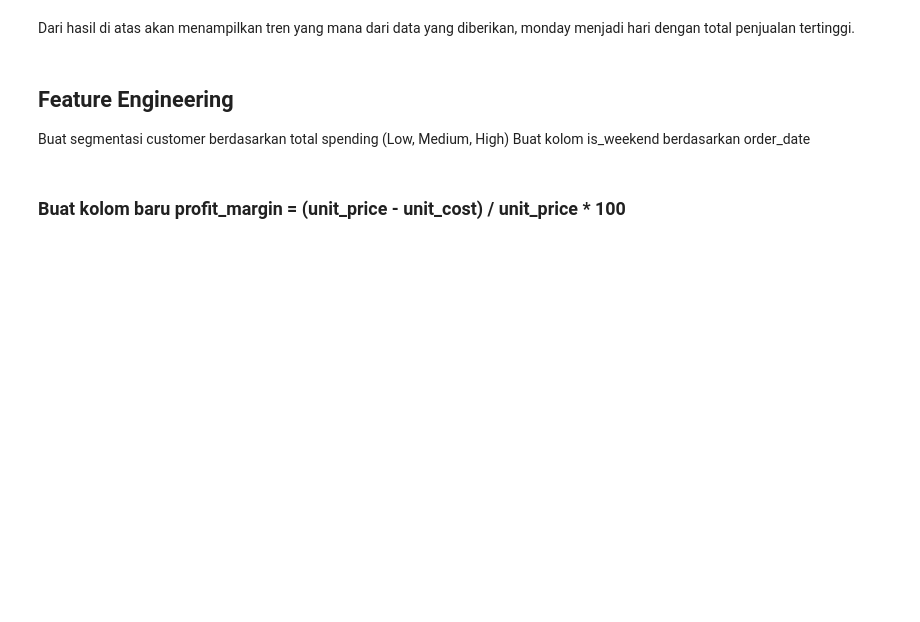
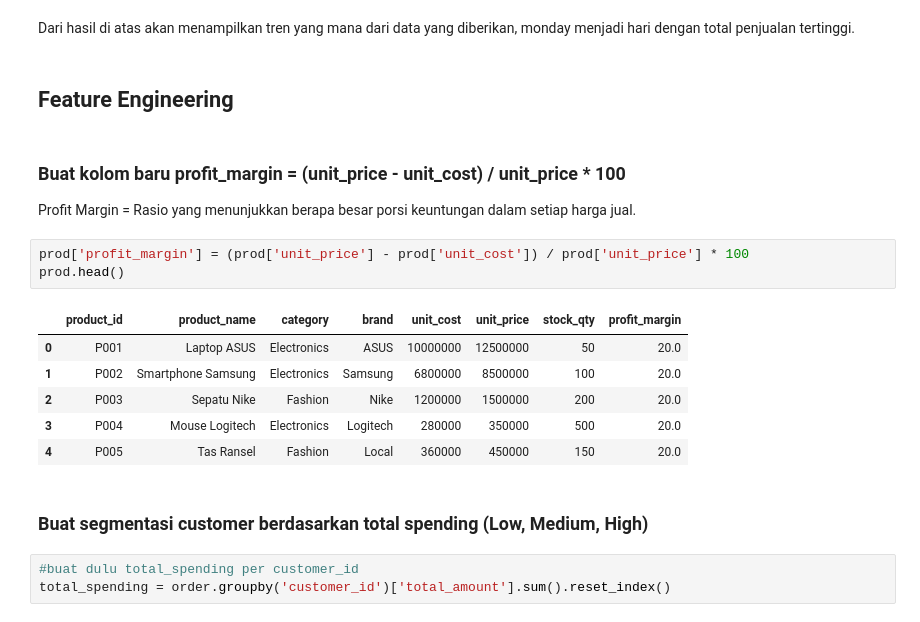
Before and after one commit to galahad20/assignment_Data_Manipulation, a Jupyter notebook: ASSIGNMENT_TEMP_DE14_DAY11_DIMAS_ABIAN_IHSAN.ipynb, the cells around one changed output. Saved outputs shown, nothing was run; the diff lists cells and outputs as text; blank space fills up the shorter version.

Commit message:
feat: feature engineering

```diff
--- a/ASSIGNMENT_TEMP_DE14_DAY11_DIMAS_ABIAN_IHSAN.ipynb
+++ b/ASSIGNMENT_TEMP_DE14_DAY11_DIMAS_ABIAN_IHSAN.ipynb
@@ -450,9 +450,23 @@ order.groupby('day')['total_amount'].sum().reset_index().sort_values(by='total_a
 | 0 | Friday | 10145000 |
 # %% [markdown]
 Dari hasil di atas akan menampilkan tren yang mana dari data yang diberikan, monday menjadi hari dengan total penjualan tertinggi.
+# %% [markdown]
+## Feature Engineering
+# %% [markdown]
+### Buat kolom baru profit_margin = (unit_price - unit_cost) / unit_price * 100
+Profit Margin = Rasio yang menunjukkan berapa besar porsi keuntungan dalam setiap harga jual.
+# %%
+prod['profit_margin'] = (prod['unit_price'] - prod['unit_cost']) / prod['unit_price'] * 100
+prod.head()
+# %% [output]
+|  | product_id | product_name | category | brand | unit_cost | unit_price | stock_qty | profit_margin |
+| 0 | P001 | Laptop ASUS | Electronics | ASUS | 10000000 | 12500000 | 50 | 20.0 |
+| 1 | P002 | Smartphone Samsung | Electronics | Samsung | 6800000 | 8500000 | 100 | 20.0 |
+| 2 | P003 | Sepatu Nike | Fashion | Nike | 1200000 | 1500000 | 200 | 20.0 |
+| 3 | P004 | Mouse Logitech | Electronics | Logitech | 280000 | 350000 | 500 | 20.0 |
+| 4 | P005 | Tas Ransel | Fashion | Local | 360000 | 450000 | 150 | 20.0 |
 # %% [markdown]
-## Feature Engineering
-Buat segmentasi customer berdasarkan total spending (Low, Medium, High)
-Buat kolom is_weekend berdasarkan order_date
+### Buat segmentasi customer berdasarkan total spending (Low, Medium, High)
-# %% [markdown]
-### Buat kolom baru profit_margin = (unit_price - unit_cost) / unit_price * 100
+# %%
+#buat dulu total_spending per customer_id
+total_spending = order.groupby('customer_id')['total_amount'].sum().reset_index()
```
Also changed, not shown: parts of 5 cells of this notebook.
